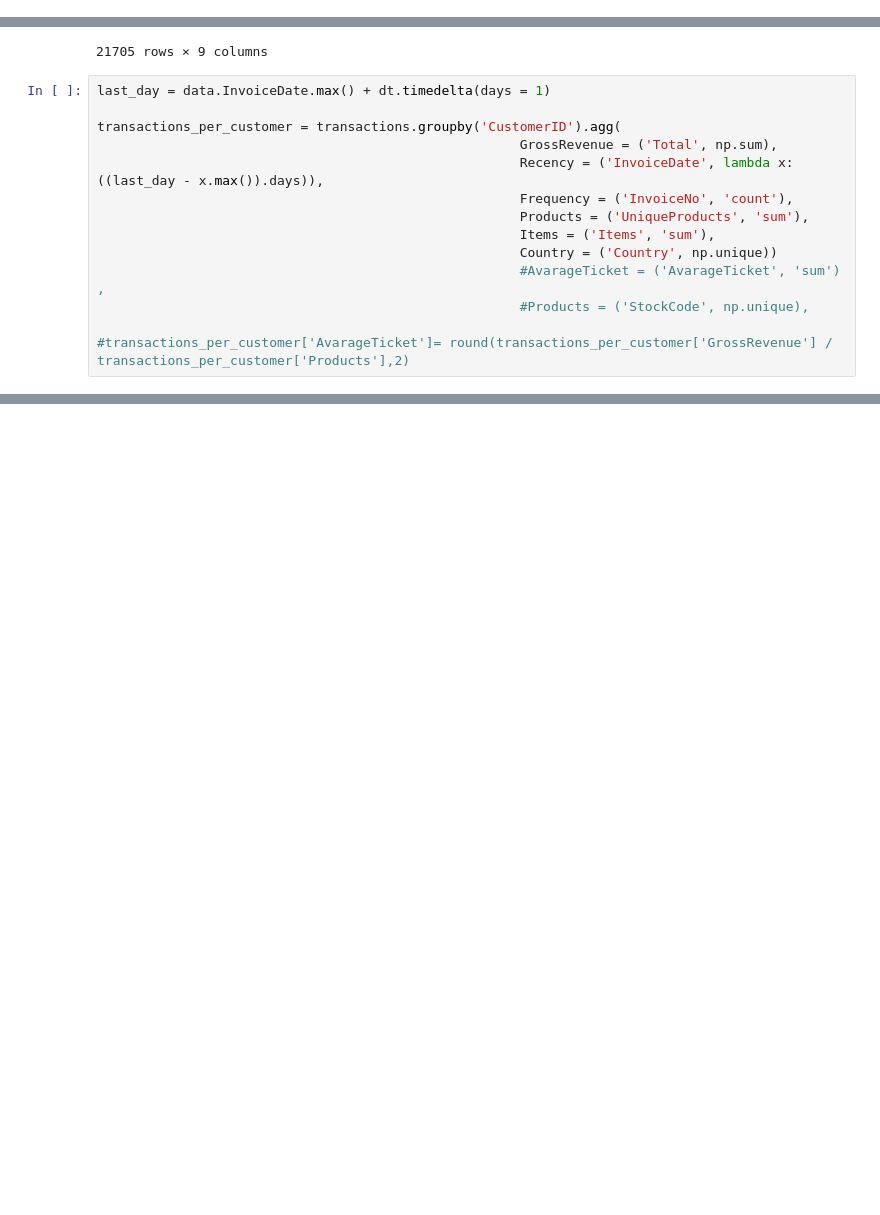
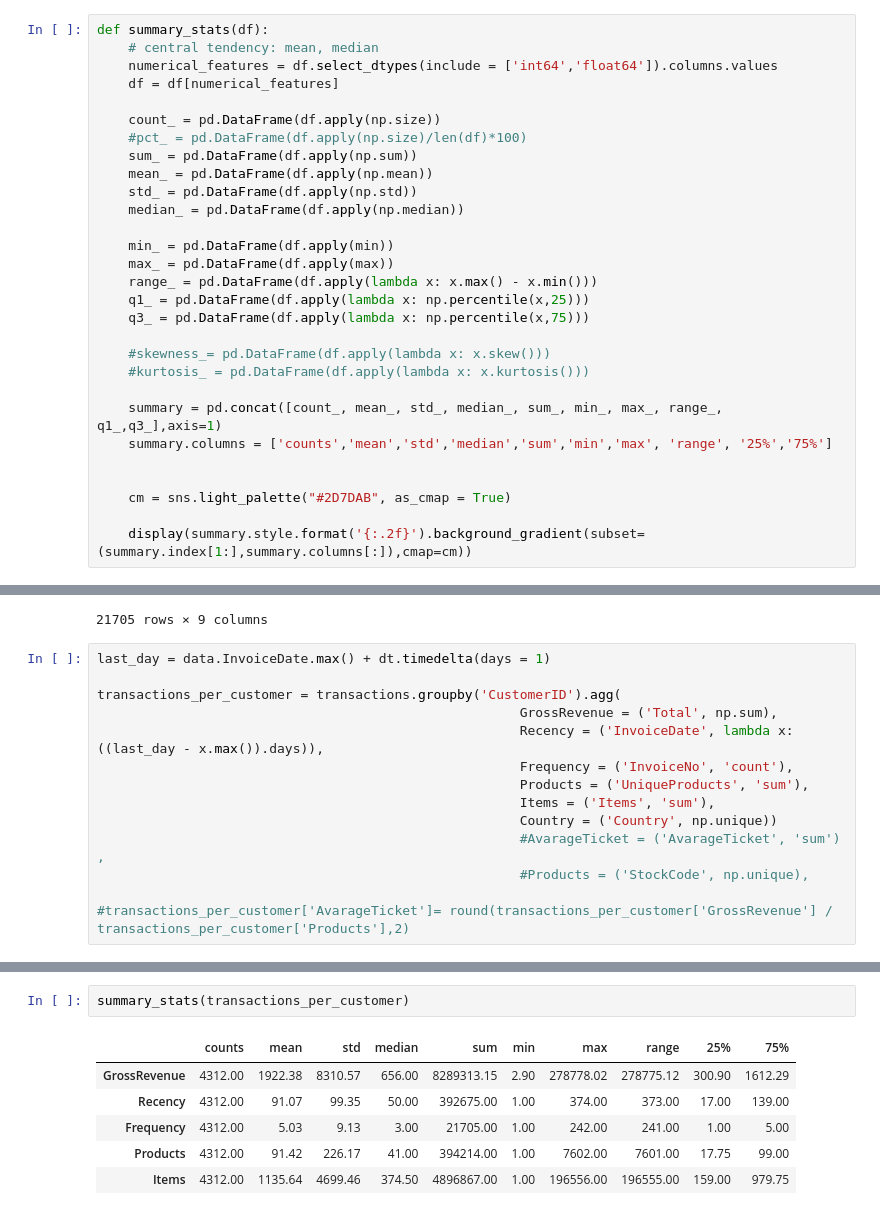
Before and after one commit to alyssonvidal/E-Commerce-Clusterization, a Jupyter notebook: notebooks/part01_preprocessing.ipynb, the cells around one changed output, grey strips where cells are left out. Saved outputs shown, nothing was run; the diff lists cells and outputs as text; blank space fills up the shorter version.

```diff
--- a/notebooks/part01_preprocessing.ipynb
+++ b/notebooks/part01_preprocessing.ipynb
@@ -62,4 +35,33 @@ def matplotlib_settings():
 #     plt.style.use( 'ggplot' )
 #     plt.rcParams['figure.figsize'] = [12, 6]
 #     plt.rcParams['font.size'] = 20
+# %%
+def summary_stats(df):
+    # central tendency: mean, median
+    numerical_features = df.select_dtypes(include = ['int64','float64']).columns.values
+    df = df[numerical_features]
+
+    count_ = pd.DataFrame(df.apply(np.size))
+    #pct_ = pd.DataFrame(df.apply(np.size)/len(df)*100)
+    sum_ = pd.DataFrame(df.apply(np.sum))
+    mean_ = pd.DataFrame(df.apply(np.mean))
+    std_ = pd.DataFrame(df.apply(np.std))
+    median_ = pd.DataFrame(df.apply(np.median))
+
+    min_ = pd.DataFrame(df.apply(min))
+    max_ = pd.DataFrame(df.apply(max))
+    range_ = pd.DataFrame(df.apply(lambda x: x.max() - x.min()))
+    q1_ = pd.DataFrame(df.apply(lambda x: np.percentile(x,25)))
+    q3_ = pd.DataFrame(df.apply(lambda x: np.percentile(x,75)))
+
+    #skewness_= pd.DataFrame(df.apply(lambda x: x.skew()))
+    #kurtosis_ = pd.DataFrame(df.apply(lambda x: x.kurtosis()))
+
+    summary = pd.concat([count_, mean_, std_, median_, sum_, min_, max_, range_, q1_,q3_],axis=1)
+    summary.columns = ['counts','mean','std','median','sum','min','max', 'range', '25%','75%']
+
+
+    cm = sns.light_palette("#2D7DAB", as_cmap = True)
+
+    display(summary.style.format('{:.2f}').background_gradient(subset=(summary.index[1:],summary.columns[:]),cmap=cm))
 # %%
@@ -249,0 +288,9 @@ transactions_per_customer = transactions.groupby('CustomerID').agg(
+# %%
+summary_stats(transactions_per_customer)
+# %% [output]
+|  | counts | mean | std | median | sum | min | max | range | 25% | 75% |
+| GrossRevenue | 4312.00 | 1922.38 | 8310.57 | 656.00 | 8289313.15 | 2.90 | 278778.02 | 278775.12 | 300.90 | 1612.29 |
+| Recency | 4312.00 | 91.07 | 99.35 | 50.00 | 392675.00 | 1.00 | 374.00 | 373.00 | 17.00 | 139.00 |
+| Frequency | 4312.00 | 5.03 | 9.13 | 3.00 | 21705.00 | 1.00 | 242.00 | 241.00 | 1.00 | 5.00 |
+| Products | 4312.00 | 91.42 | 226.17 | 41.00 | 394214.00 | 1.00 | 7602.00 | 7601.00 | 17.75 | 99.00 |
+| Items | 4312.00 | 1135.64 | 4699.46 | 374.50 | 4896867.00 | 1.00 | 196556.00 | 196555.00 | 159.00 | 979.75 |
```
Also changed, not shown: parts of 15 cells of this notebook, 15 other files.
